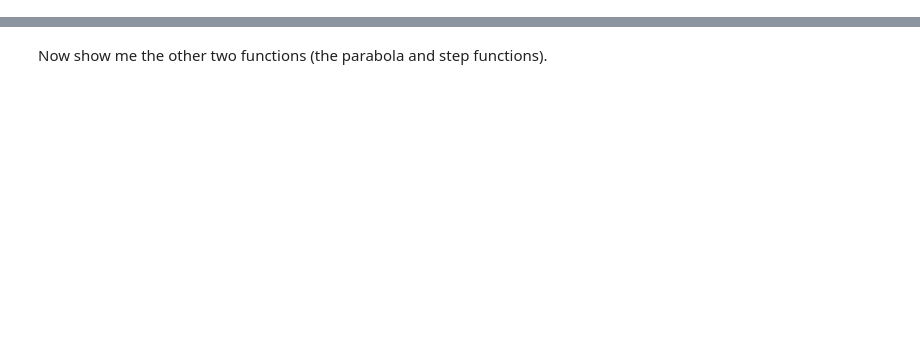
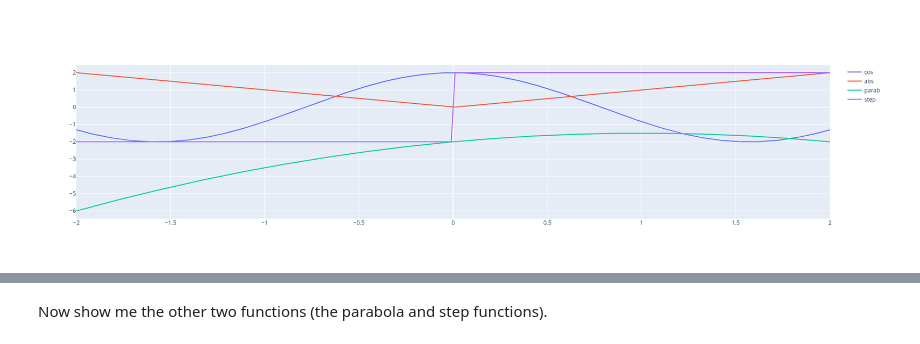
Before and after one commit to mrburke18/SD312-jupyterbook, a Jupyter notebook: lab/06NN/06UniversalApprox.ipynb, the cells around one changed output, grey strips where cells are left out. Saved outputs shown, nothing was run; the diff lists cells and outputs as text; code cells hidden in the pictures; blank space fills up the shorter version.

```diff
--- a/lab/06NN/06UniversalApprox.ipynb
+++ b/lab/06NN/06UniversalApprox.ipynb
@@ -10,22 +24,24 @@ import plotly.graph_objects as go
 # %%
 xs=np.linspace(-2,2,num=200)
 
-y1=2*np.cos(2*xs)
-y2=np.abs(xs)
-y3=-.5*xs*xs+xs-2
-y4=[]
+yCos=2*np.cos(2*xs)
+yAbs=np.abs(xs)
+yParab=-.5*xs*xs+xs-2
+yStep=[]
 for x in xs:
     if x<0:
-        y4.append(-2)
+        yStep.append(-2)
     else:
-        y4.append(2)
-y4=np.array(y4)
+        yStep.append(2)
+yStep=np.array(yStep)
 # %%
-p1=go.Scatter(x=xs,y=y1,name='cos')
-p2=go.Scatter(x=xs,y=y2,name='abs')
-p3=go.Scatter(x=xs,y=y3,name='parab')
-p4=go.Scatter(x=xs,y=y4,name='step')
+p1=go.Scatter(x=xs,y=yCos,name='cos')
+p2=go.Scatter(x=xs,y=yAbs,name='abs')
+p3=go.Scatter(x=xs,y=yParab,name='parab')
+p4=go.Scatter(x=xs,y=yStep,name='step')
 layout=go.Layout(height=500)
 fig=go.Figure(data=[p1,p2,p3,p4],layout=layout)
 fig.show()
+# %% [output]
+[figure, added]
 # %% [markdown]
```
Also changed, not shown: parts of 11 cells of this notebook, 9 other files.
